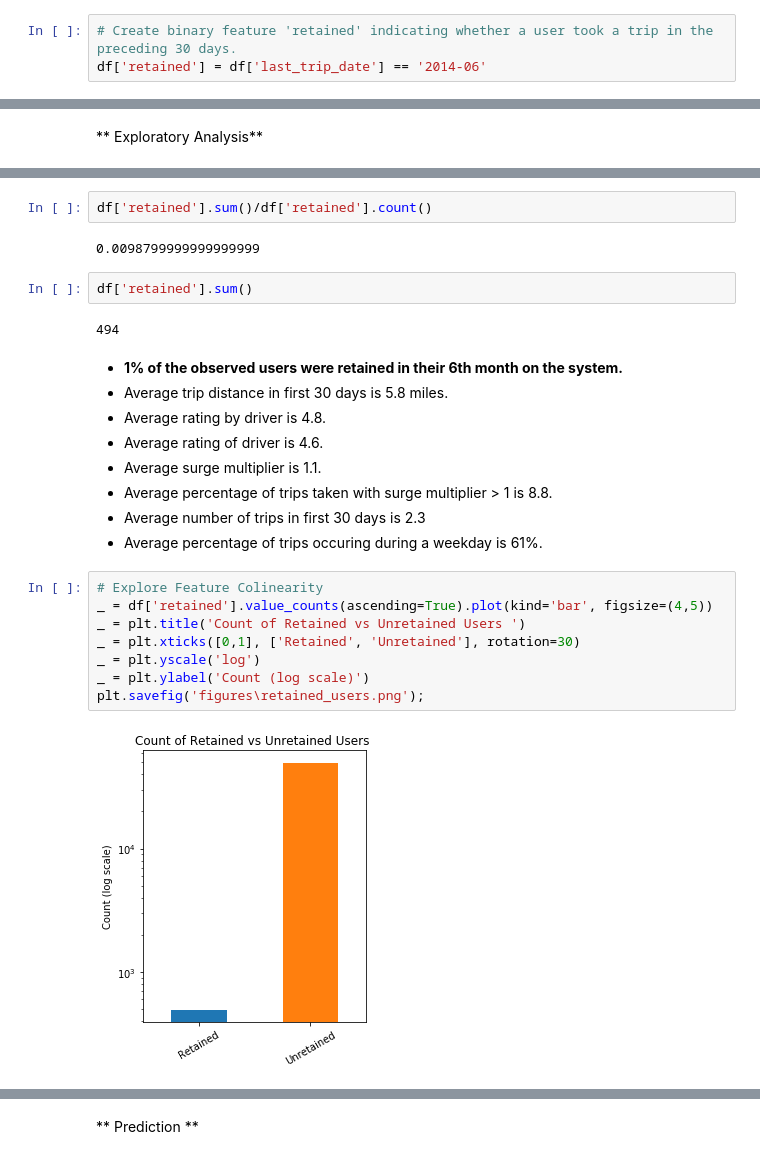
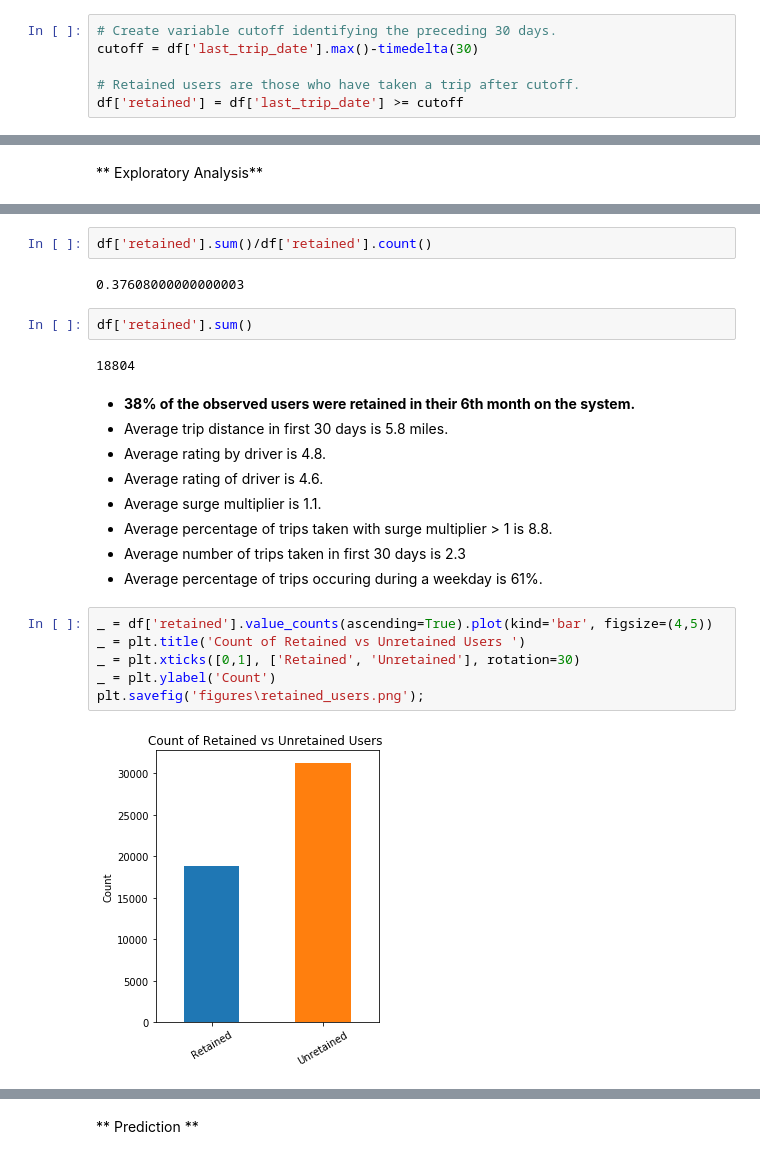
Before and after one commit to tmcdunn/Ultimate_Challenge, a Jupyter notebook: Part3_Code.ipynb, the cells around one changed output, grey strips where cells are left out. Cells and saved outputs as stored; diff of their text form.

```diff
--- a/Part3_Code.ipynb
+++ b/Part3_Code.ipynb
@@ -96,3 +89,6 @@ Retained users are those who have taken a trip between 2014-06-01 and 2014-07-01
-# %%
-# Create binary feature 'retained' indicating whether a user took a trip in the preceding 30 days.
-df['retained'] = df['last_trip_date'] == '2014-06'
+# %%
+# Create variable cutoff identifying the preceding 30 days.
+cutoff = df['last_trip_date'].max()-timedelta(30)
+
+# Retained users are those who have taken a trip after cutoff.
+df['retained'] = df['last_trip_date'] >= cutoff
@@ -119,28 +119,26 @@ Name: retained, dtype: object
 # %%
 df['retained'].sum()/df['retained'].count()
 # %% [output]
-0.0098799999999999999
+0.37608000000000003
 # %%
 df['retained'].sum()
 # %% [output]
-494
+18804
 # %% [markdown]
-- **1% of the observed users were retained in their 6th month on the system.**
+- **38% of the observed users were retained in their 6th month on the system.**
 - Average trip distance in first 30 days is 5.8 miles.
 - Average rating by driver is 4.8.
 - Average rating of driver is 4.6.
 - Average surge multiplier is 1.1.
 - Average percentage of trips taken with surge multiplier > 1 is 8.8.
-- Average number of trips in first 30 days is 2.3
+- Average number of trips taken in first 30 days is 2.3
 - Average percentage of trips occuring during a weekday is 61%.
 # %%
-# Explore Feature Colinearity
 _ = df['retained'].value_counts(ascending=True).plot(kind='bar', figsize=(4,5))
 _ = plt.title('Count of Retained vs Unretained Users ')
 _ = plt.xticks([0,1], ['Retained', 'Unretained'], rotation=30)
-_ = plt.yscale('log')
-_ = plt.ylabel('Count (log scale)')
+_ = plt.ylabel('Count')
 plt.savefig('figures\retained_users.png');
 # %% [output]
-[figure, old version]
+[figure, new version]
 # %%
```
Also changed, not shown: parts of 24 cells of this notebook, 1 other file.
